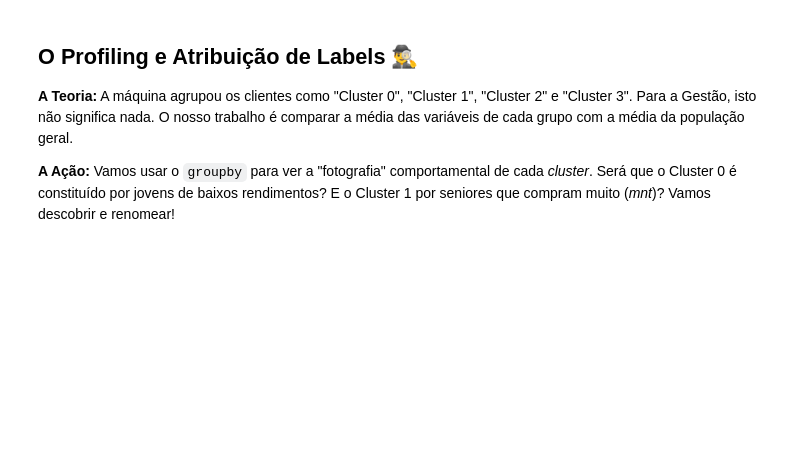
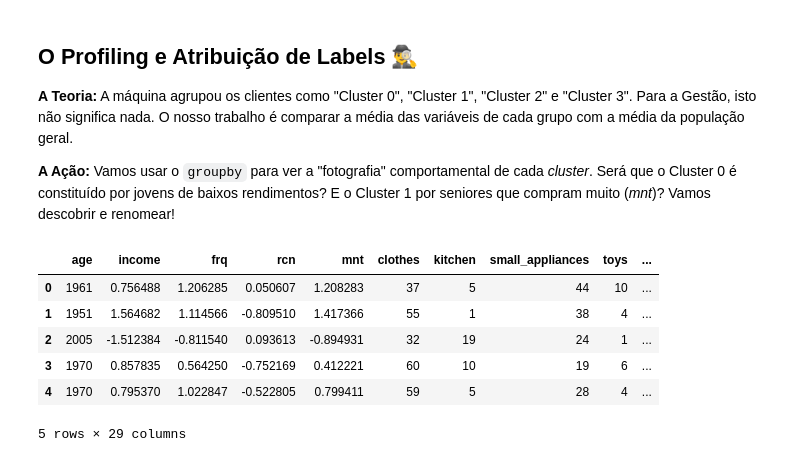
Before and after one commit to MPCCoder/Data-Science-e-Modelos-Preditivos, a Jupyter notebook: Data_Science_e_Modelos_Preditivos_Lab5.ipynb, the cells around one changed output. Saved outputs shown, nothing was run; the diff lists cells and outputs as text; code cells hidden in the pictures; blank space fills up the shorter version.

```diff
--- a/Data_Science_e_Modelos_Preditivos_Lab5.ipynb
+++ b/Data_Science_e_Modelos_Preditivos_Lab5.ipynb
@@ -776,6 +776,16 @@ dtype: int64
 **A Teoria:** A máquina agrupou os clientes como "Cluster 0", "Cluster 1", "Cluster 2" e "Cluster 3". Para a Gestão, isto não significa nada. O nosso trabalho é comparar a média das variáveis de cada grupo com a média da população geral.
 
 **A Ação:** Vamos usar o `groupby` para ver a "fotografia" comportamental de cada *cluster*. Será que o Cluster 0 é constituído por jovens de baixos rendimentos? E o Cluster 1 por seniores que compram muito (*mnt*)? Vamos descobrir e renomear!
+# %%
+df.head()
+# %% [output]
+|  | age | income | frq | rcn | mnt | clothes | kitchen | small_appliances | toys | ... |
+| 0 | 1961 | 0.756488 | 1.206285 | 0.050607 | 1.208283 | 37 | 5 | 44 | 10 | ... |
+| 1 | 1951 | 1.564682 | 1.114566 | -0.809510 | 1.417366 | 55 | 1 | 38 | 4 | ... |
+| 2 | 2005 | -1.512384 | -0.811540 | 0.093613 | -0.894931 | 32 | 19 | 24 | 1 | ... |
+| 3 | 1970 | 0.857835 | 0.564250 | -0.752169 | 0.412221 | 60 | 10 | 19 | 6 | ... |
+| 4 | 1970 | 0.795370 | 1.022847 | -0.522805 | 0.799411 | 59 | 5 | 28 | 4 | ... |
+5 rows × 29 columns
 # %%
 df_final.head()
 # %% [output]
```
Also changed, not shown: parts of 11 cells of this notebook.
